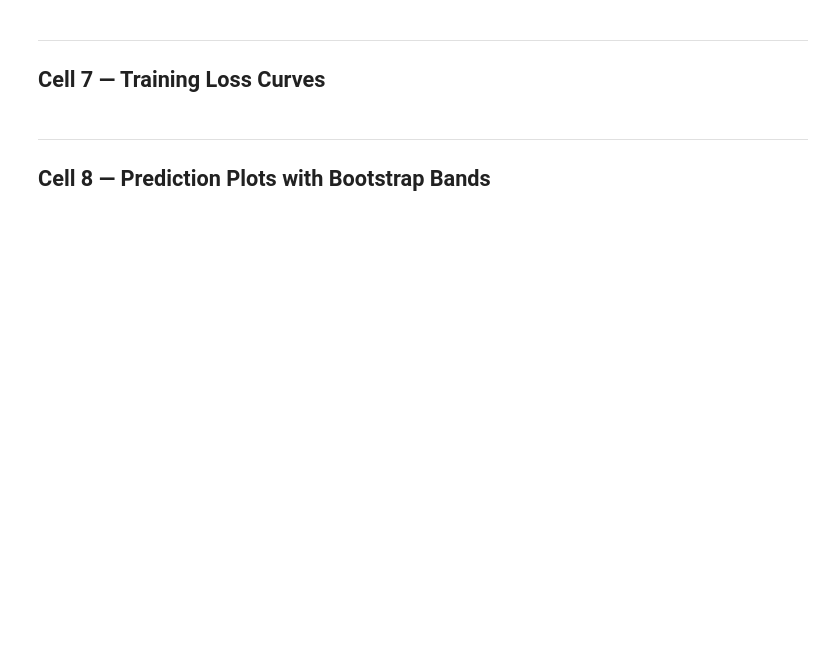
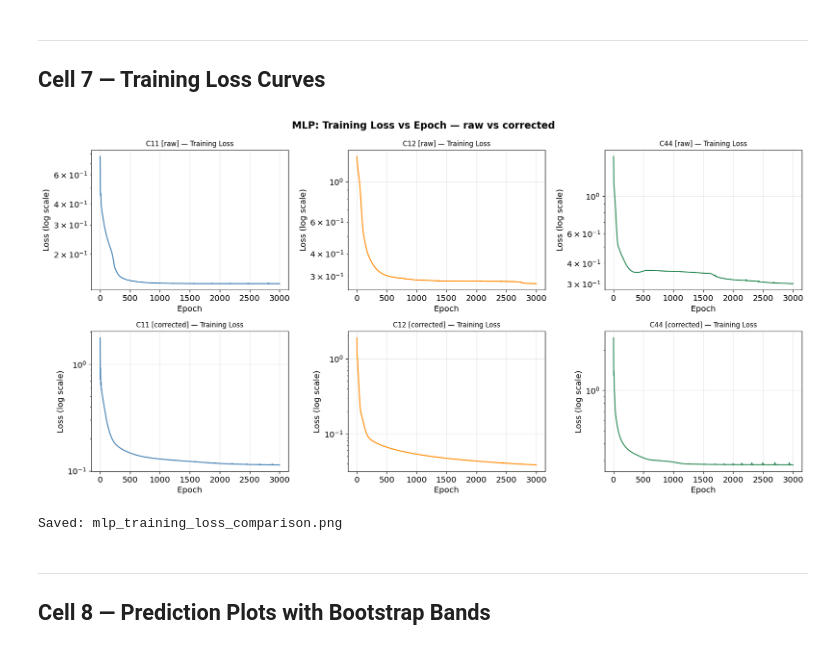
Before and after one commit to submerged-in-matrix/fe-cr_cu-ni_DFT, a Jupyter notebook: ml/03_mlp.ipynb, the cells around one changed output. Cells and saved outputs as stored; diff of their text form; code cells hidden in the pictures; blank space fills up the shorter version.

```diff
--- a/ml/03_mlp.ipynb
+++ b/ml/03_mlp.ipynb
@@ -301,17 +412,29 @@ for tname in TARGETS:
 ---
 ## Cell 7 — Training Loss Curves
 # %%
-fig, axes = plt.subplots(1, 3, figsize=(14, 4))
-for ax, tname in zip(axes, TARGETS):
-    loss = mlp_results[tname]['loss_history']
-    ax.semilogy(range(1, len(loss)+1), loss, color=PALETTE[tname], lw=1.5)
-    ax.set_xlabel('Epoch'); ax.set_ylabel('Loss (log scale)')
-    ax.set_title(f'{tname} — Training Loss')
-    ax.grid(alpha=0.3)
-plt.suptitle('MLP: Training Loss vs Epoch', fontweight='bold')
+fig, axes = plt.subplots(2, 3, figsize=(16, 8))
+
+for row_idx, mode in enumerate(DATA_PATHS):
+    r = results[mode]
+    for col_idx, tname in enumerate(TARGETS):
+        ax   = axes[row_idx, col_idx]
+        loss = r['mlp_results'][tname]['loss_history']
+        ax.semilogy(range(1, len(loss)+1), loss,
+                    color=PALETTE[tname], lw=1.5)
+        ax.set_xlabel('Epoch')
+        ax.set_ylabel('Loss (log scale)')
+        ax.set_title(f'{tname} [{mode}] — Training Loss', fontsize=10)
+        ax.grid(alpha=0.3)
+
+plt.suptitle('MLP: Training Loss vs Epoch — raw vs corrected',
+             fontweight='bold')
 plt.tight_layout()
-plt.savefig('../analysis/mlp_training_loss.png', bbox_inches='tight')
-plt.show(); print('Saved: mlp_training_loss.png')
+plt.savefig('../analysis/mlp_training_loss_comparison.png', bbox_inches='tight')
+plt.show()
+print('Saved: mlp_training_loss_comparison.png')
+# %% [output]
+[figure, added]
+Saved: mlp_training_loss_comparison.png
 # %% [markdown]
 ---
 ## Cell 8 — Prediction Plots with Bootstrap Bands
```
Also changed, not shown: parts of 10 cells of this notebook, 11 other files.
